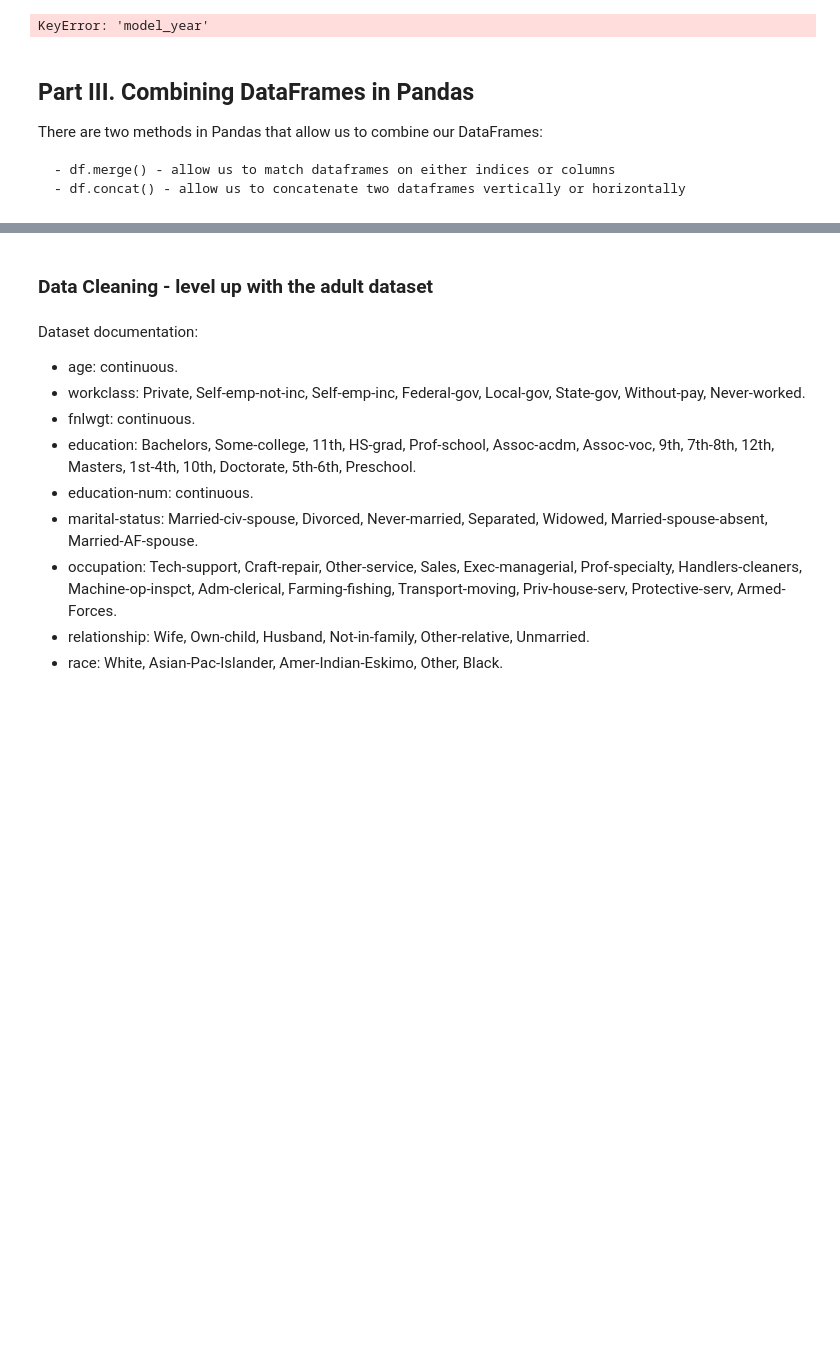
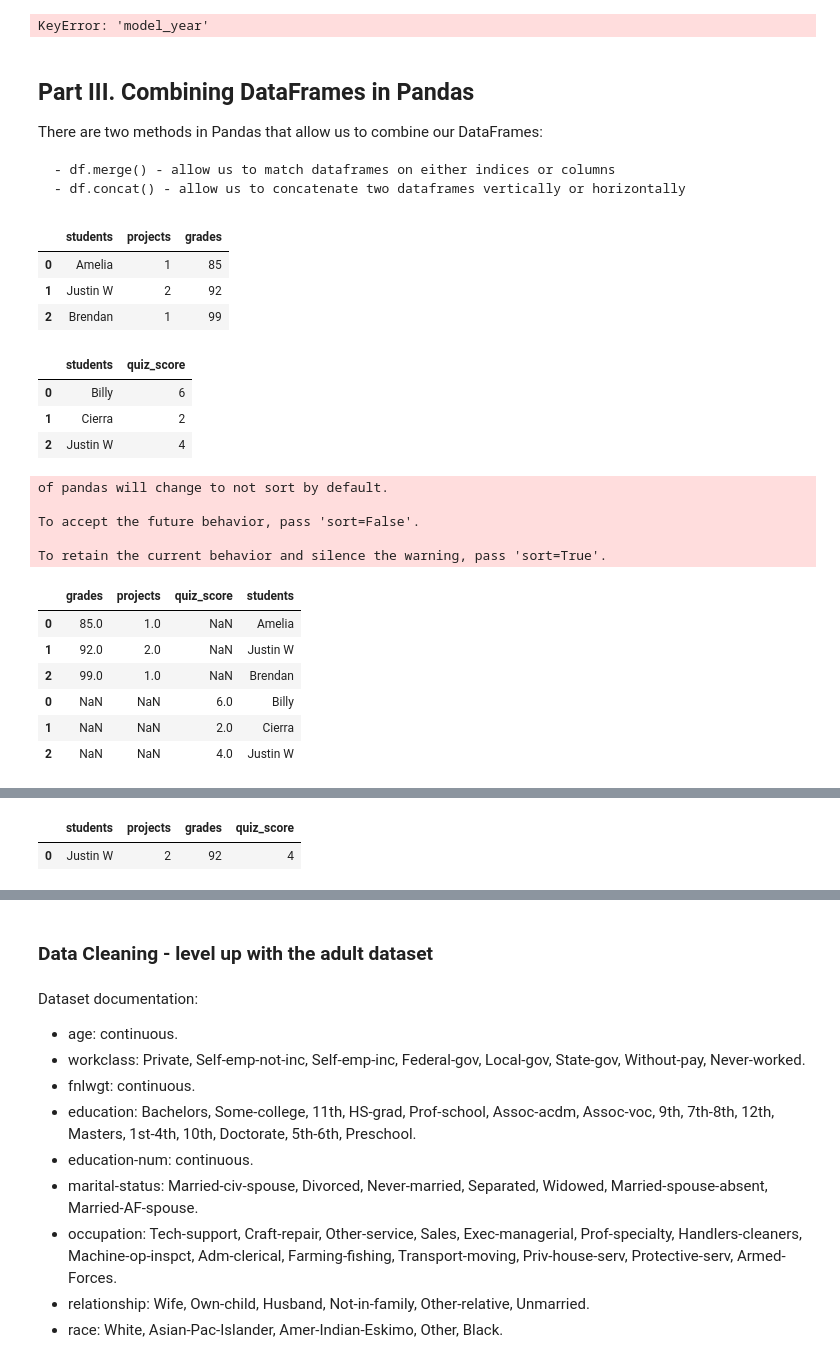
Before and after one commit to brenfrrs/nyc-mhtn-ds-091420-lectures, a Jupyter notebook: Phase_1/Pandas_II.ipynb, the cells around one changed output, grey strips where cells are left out. Saved outputs shown, nothing was run; the diff lists cells and outputs as text; code cells hidden in the pictures; blank space fills up the shorter version.

Commit message:
Added data_vis, Pandas II, Pandas III, Intro to Libraries.

```diff
--- a/Phase_1/Pandas_II.ipynb
+++ b/Phase_1/Pandas_II.ipynb
@@ -190,9 +190,37 @@ small_grades = pd.DataFrame({"students":["Amelia","Justin W","Brendan"],
                           "grades":np.random.randint(80,100,3)})
 small_quiz = pd.DataFrame({"students":["Billy","Cierra","Justin W"],
                             "quiz_score":np.random.randint(0,10,3)})
+# %%
+small_grades
+# %% [output]
+|  | students | projects | grades |
+| 0 | Amelia | 1 | 85 |
+| 1 | Justin W | 2 | 92 |
+| 2 | Brendan | 1 | 99 |
+# %%
+small_quiz
+# %% [output]
+|  | students | quiz_score |
+| 0 | Billy | 6 |
+| 1 | Cierra | 2 |
+| 2 | Justin W | 4 |
 # %%
 ### df.concat
-combined = pd.concat([small_grades, small_quiz], axis = 1)
+combined = pd.concat([small_grades, small_quiz], axis = 0)
+combined
+# %% [output]
+of pandas will change to not sort by default.
+
+To accept the future behavior, pass 'sort=False'.
+
+To retain the current behavior and silence the warning, pass 'sort=True'.
+|  | grades | projects | quiz_score | students |
+| 0 | 85.0 | 1.0 | NaN | Amelia |
+| 1 | 92.0 | 2.0 | NaN | Justin W |
+| 2 | 99.0 | 1.0 | NaN | Brendan |
+| 0 | NaN | NaN | 6.0 | Billy |
+| 1 | NaN | NaN | 2.0 | Cierra |
+| 2 | NaN | NaN | 4.0 | Justin W |
 # %% [markdown]
 <img src = 'sql-joins.png' width = 400>
 
@@ -200,6 +228,11 @@ Based on the diagram above, what are the differences of different types of merge
 # %%
 ### df.merge
 
+small_grades.merge(small_quiz, on = 'students')
+
 # inner merge
+# %% [output]
+|  | students | projects | grades | quiz_score |
+| 0 | Justin W | 2 | 92 | 4 |
 # %%
 # outer merge
```
Also changed, not shown: parts of 10 cells of this notebook, 1 other file.
